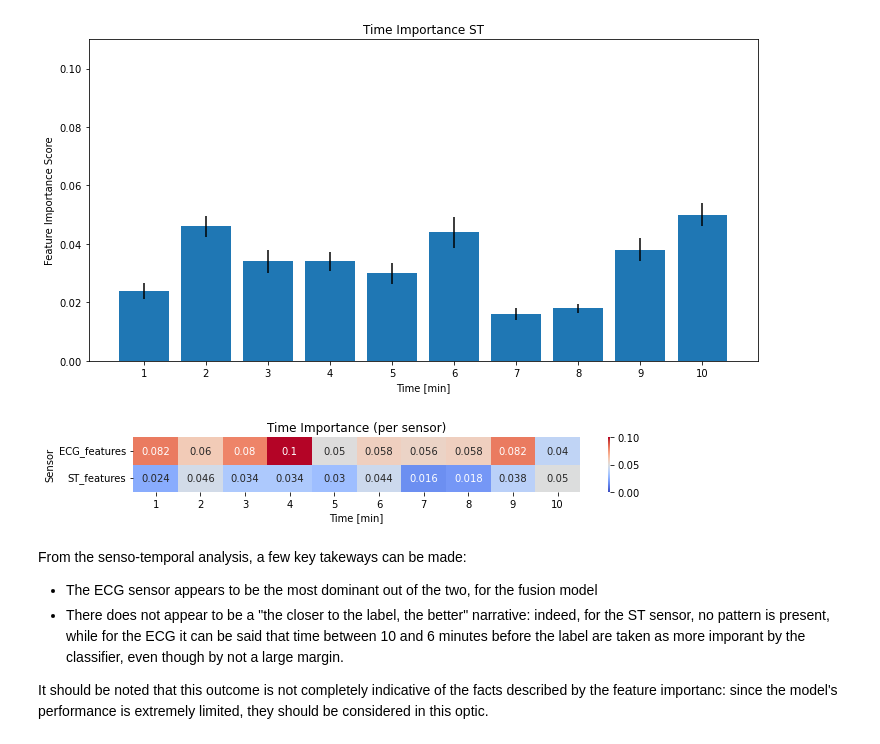
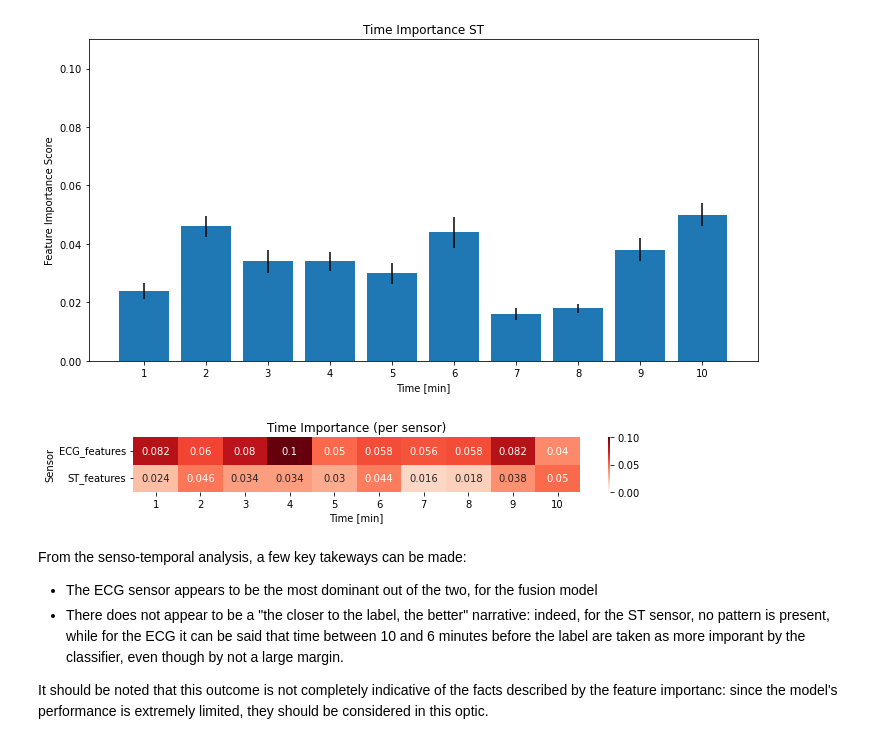
Before and after one commit to LeonardoAlchieri/MUSE, a Jupyter notebook: notebooks/explain.ipynb, the cells around one changed output. Cells and saved outputs as stored; diff of their text form; code cells hidden in the pictures.

```diff
--- a/notebooks/explain.ipynb
+++ b/notebooks/explain.ipynb
@@ -316,24 +316,24 @@ for data_name, (mean_score, se_score) in mean_sensotimelevel_importance_score.it
 # %%
 from seaborn import heatmap
 df_to_save = DataFrame.from_dict(
     {key: val[0] for key, val in mean_sensotimelevel_importance_score.items()}
 )
 df_to_save.index = arange(1, 11)
 df_to_save=df_to_save.T
 
 plt.figure(figsize=(10, 1))
 heatmap(df_to_save,
         xticklabels=df_to_save.columns,
         vmax=0.1, vmin=0, center=0.05,
-        cmap='coolwarm',
+        cmap='Reds',
         yticklabels=df_to_save.index, annot=True)
 plt.title(f"Time Importance (per sensor)")
 plt.xlabel('Time [min]')
 plt.ylabel('Sensor')
 plt.savefig(f'../visualizations/heatmap_sensotemporal_importance.pdf')
 plt.show()
 # %% [output]
-[figure, old version]
+[figure, new version]
 # %% [markdown]
 From the senso-temporal analysis, a few key takeways can be made:
 - The ECG sensor appears to be the most dominant out of the two, for the fusion model
```
Also changed, not shown: 1 other file.
